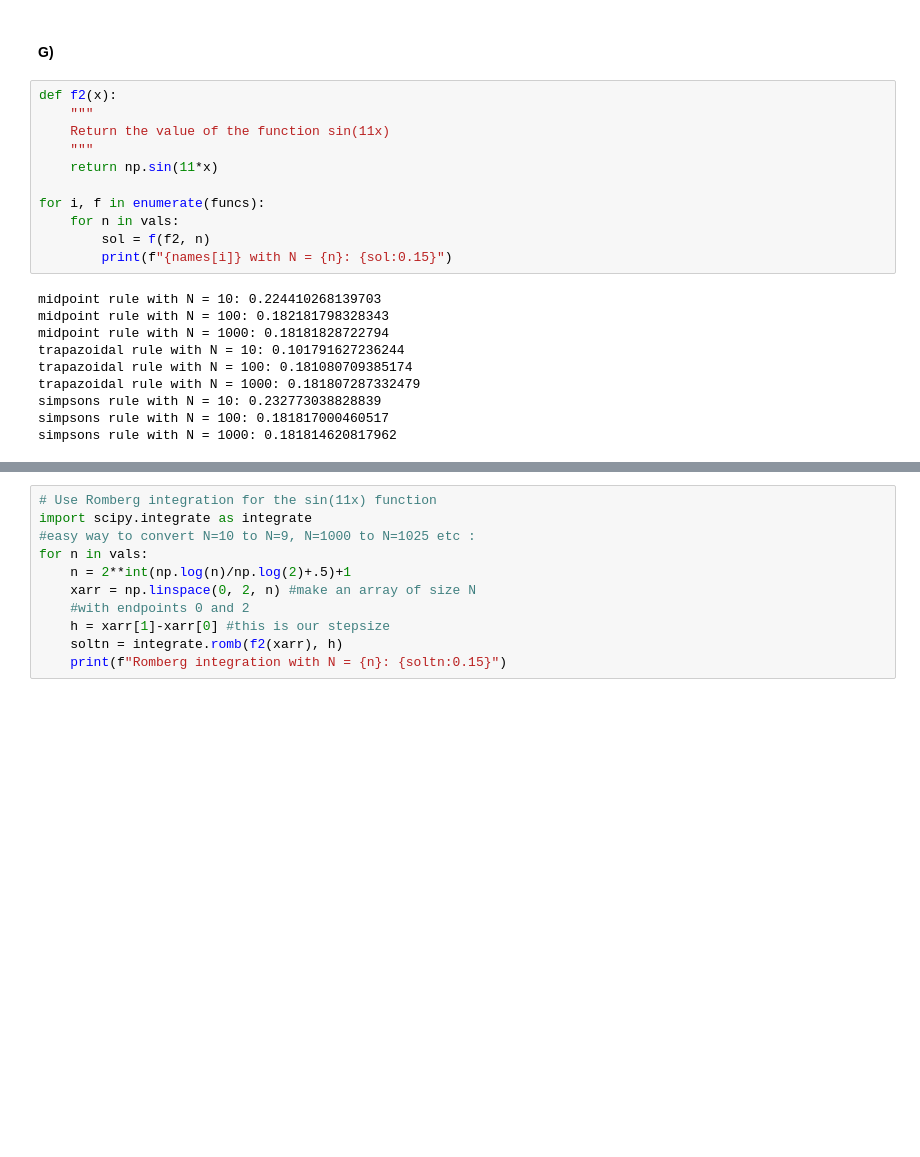
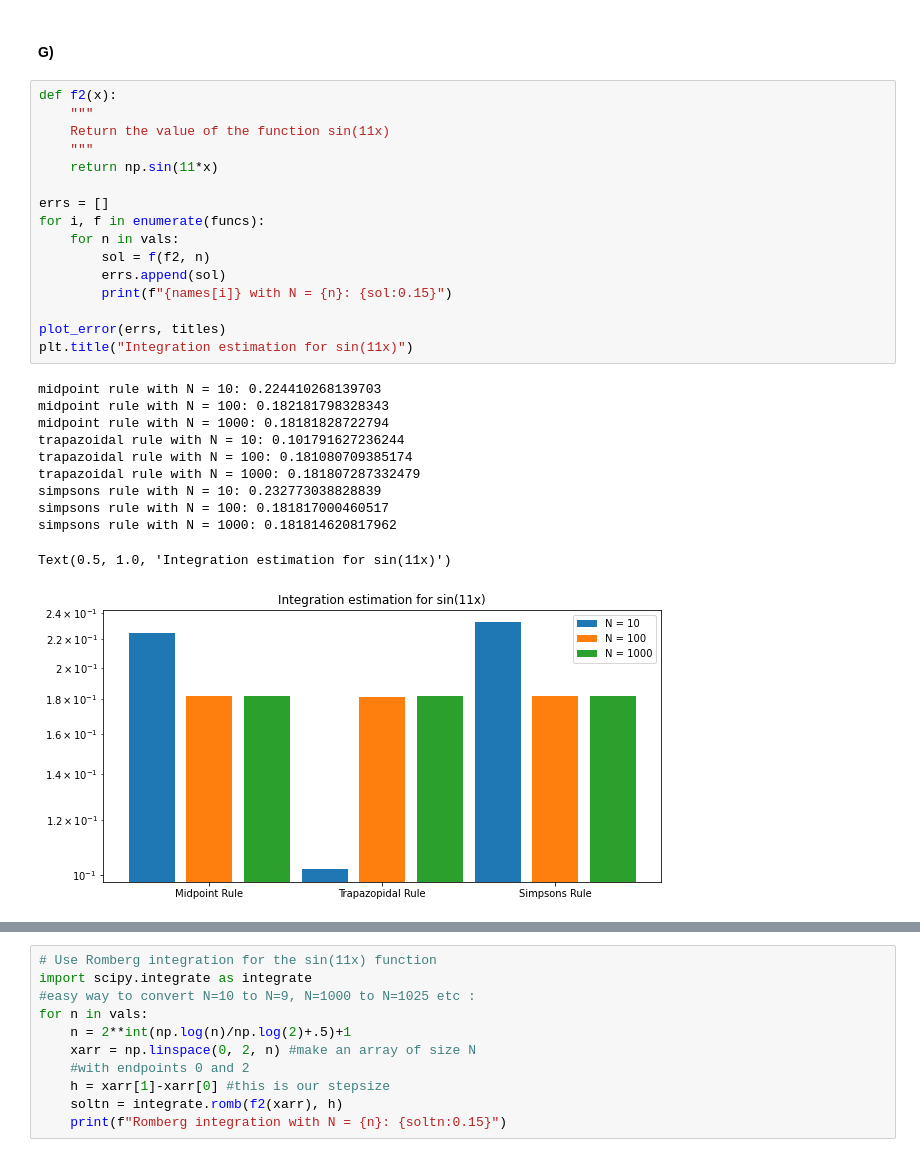
Before and after one commit to cmerrill11/astr-427, a Jupyter notebook: ps3.ipynb, the cells around one changed output, grey strips where cells are left out. Drawn from its saved outputs; the diff is of its cells as text; blank space fills up the shorter version.

```diff
--- a/ps3.ipynb
+++ b/ps3.ipynb
@@ -184,23 +216,30 @@ Gaussian quadrature calculates exactly the value of integrals of polynomials of
 # %%
 def f2(x):
     """
     Return the value of the function sin(11x)
     """
     return np.sin(11*x)
 
+errs = []
 for i, f in enumerate(funcs):
     for n in vals:
         sol = f(f2, n)
+        errs.append(sol)
         print(f"{names[i]} with N = {n}: {sol:0.15}")
+
+plot_error(errs, titles)
+plt.title("Integration estimation for sin(11x)")
 # %% [output]
 midpoint rule with N = 10: 0.224410268139703
 midpoint rule with N = 100: 0.182181798328343
 midpoint rule with N = 1000: 0.18181828722794
 trapazoidal rule with N = 10: 0.101791627236244
 trapazoidal rule with N = 100: 0.181080709385174
 trapazoidal rule with N = 1000: 0.181807287332479
 simpsons rule with N = 10: 0.232773038828839
 simpsons rule with N = 100: 0.181817000460517
 simpsons rule with N = 1000: 0.181814620817962
+Text(0.5, 1.0, 'Integration estimation for sin(11x)')
+[figure, added]
 # %%
 # The solution to the integral from 0 to 2 for the second function
```
Also changed, not shown: parts of 23 cells of this notebook.
